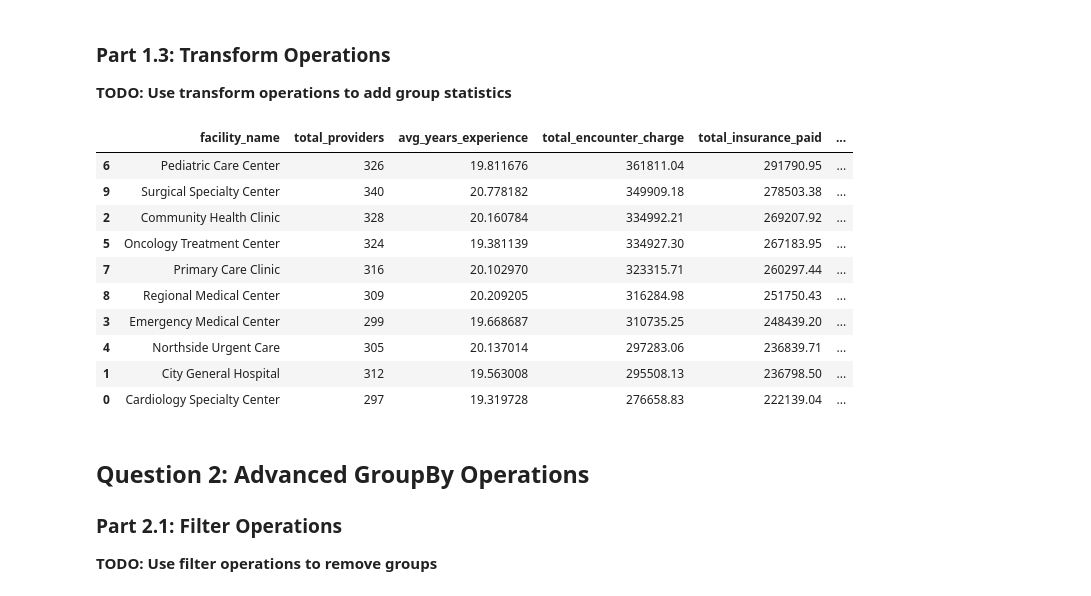
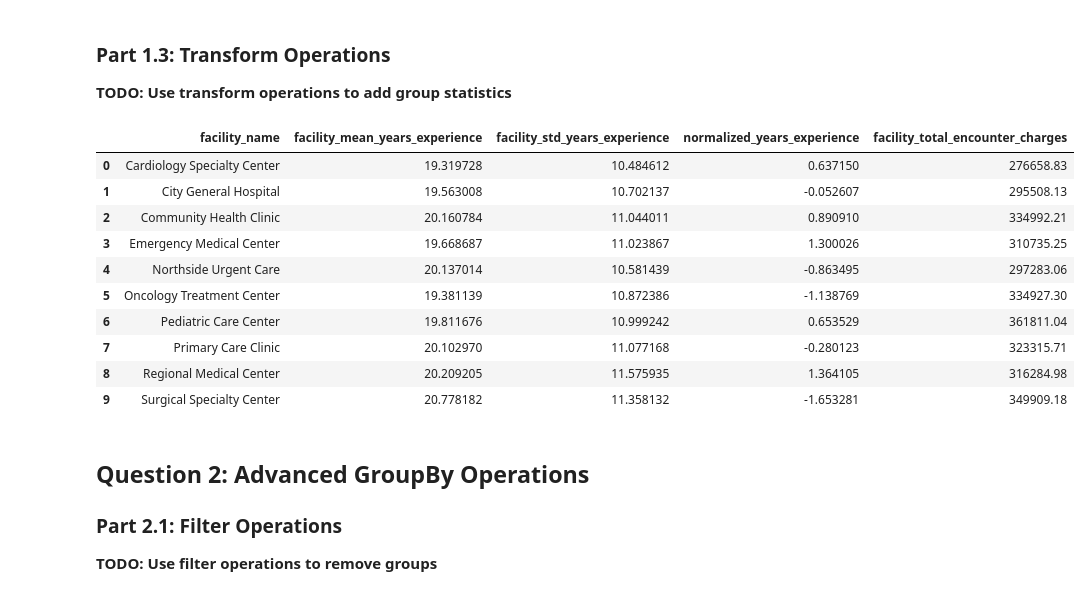
Before and after one commit to UCSF-DataSci/ds217-08-group-filter-and-flow-JoshuaGuoJG, a Jupyter notebook: assignment.ipynb, the cells around one changed output. Drawn from its saved outputs; the diff is of its cells as text; code cells hidden in the pictures.

Commit message:
q1 q2 report autograde fixes

```diff
--- a/assignment.ipynb
+++ b/assignment.ipynb
@@ -138,29 +123,36 @@ display(summary_df)
 # %%
 # TODO: Add facility mean years_experience as new column
 # TODO: Add facility standard deviation of years_experience
 # TODO: Create normalized years_experience (z-score within facility)
 # TODO: Add facility total encounter charges as new column
-summary_df['facility_mean_years_experience'] = summary_df.groupby('facility_name')['avg_years_experience'].transform('mean')
-summary_df['facility_std_years_experience'] = summary_df.groupby('facility_name')['avg_years_experience'].transform('std')
-summary_df['normalized_years_experience'] = summary_df.groupby('facility_name')['avg_years_experience'].transform(lambda x: (x - x.mean()) / x.std())
-summary_df['facility_total_encounter_charges'] = summary_df.groupby('facility_name')['total_encounter_charge'].transform('sum')
+transform_df = merged_df.copy()
+transform_df['facility_mean_years_experience'] = transform_df.groupby('facility_name')['years_experience'].transform('mean')
+transform_df['facility_std_years_experience'] = transform_df.groupby('facility_name')['years_experience'].transform('std')
+transform_df['normalized_years_experience'] = transform_df.groupby('facility_name')['years_experience'].transform(lambda x: (x - x.mean()) / x.std())
+transform_df['facility_total_encounter_charges'] = transform_df.groupby('facility_name')['service_charge'].transform('sum')
+transform_df = transform_df[['facility_name', 'facility_mean_years_experience', 'facility_std_years_experience', 'normalized_years_experience', 'facility_total_encounter_charges']]
+transform_df = transform_df.groupby('facility_name').first().reset_index()
 
 # TODO: Display the enhanced dataframe
 # TODO: Save results as 'output/q1_aggregation_report.txt'
-display(summary_df)
-summary_df.to_csv('output/q1_aggregation_report.txt', index=False)
+display(transform_df)
+
+with open('output/q1_aggregation_report.txt', 'w') as f:
+    f.write('Assignment 8\n')
+    f.write('facility_name,facility_mean_years_experience,facility_std_years_experience,normalized_years_experience,facility_total_encounter_charges\n')
+    transform_df.to_csv(f, index=False, header=False)
 # %% [output]
-|  | facility_name | total_providers | avg_years_experience | total_encounter_charge | total_insurance_paid | ... |
-| 6 | Pediatric Care Center | 326 | 19.811676 | 361811.04 | 291790.95 | ... |
-| 9 | Surgical Specialty Center | 340 | 20.778182 | 349909.18 | 278503.38 | ... |
-| 2 | Community Health Clinic | 328 | 20.160784 | 334992.21 | 269207.92 | ... |
-| 5 | Oncology Treatment Center | 324 | 19.381139 | 334927.30 | 267183.95 | ... |
-| 7 | Primary Care Clinic | 316 | 20.102970 | 323315.71 | 260297.44 | ... |
-| 8 | Regional Medical Center | 309 | 20.209205 | 316284.98 | 251750.43 | ... |
-| 3 | Emergency Medical Center | 299 | 19.668687 | 310735.25 | 248439.20 | ... |
-| 4 | Northside Urgent Care | 305 | 20.137014 | 297283.06 | 236839.71 | ... |
-| 1 | City General Hospital | 312 | 19.563008 | 295508.13 | 236798.50 | ... |
-| 0 | Cardiology Specialty Center | 297 | 19.319728 | 276658.83 | 222139.04 | ... |
+|  | facility_name | facility_mean_years_experience | facility_std_years_experience | normalized_years_experience | facility_total_encounter_charges |
+| 0 | Cardiology Specialty Center | 19.319728 | 10.484612 | 0.637150 | 276658.83 |
+| 1 | City General Hospital | 19.563008 | 10.702137 | -0.052607 | 295508.13 |
+| 2 | Community Health Clinic | 20.160784 | 11.044011 | 0.890910 | 334992.21 |
+| 3 | Emergency Medical Center | 19.668687 | 11.023867 | 1.300026 | 310735.25 |
+| 4 | Northside Urgent Care | 20.137014 | 10.581439 | -0.863495 | 297283.06 |
+| 5 | Oncology Treatment Center | 19.381139 | 10.872386 | -1.138769 | 334927.30 |
+| 6 | Pediatric Care Center | 19.811676 | 10.999242 | 0.653529 | 361811.04 |
+| 7 | Primary Care Clinic | 20.102970 | 11.077168 | -0.280123 | 323315.71 |
+| 8 | Regional Medical Center | 20.209205 | 11.575935 | 1.364105 | 316284.98 |
+| 9 | Surgical Specialty Center | 20.778182 | 11.358132 | -1.653281 | 349909.18 |
 # %% [markdown]
 ## Question 2: Advanced GroupBy Operations
 
```
Also changed, not shown: parts of 6 cells of this notebook, 4 other files.
